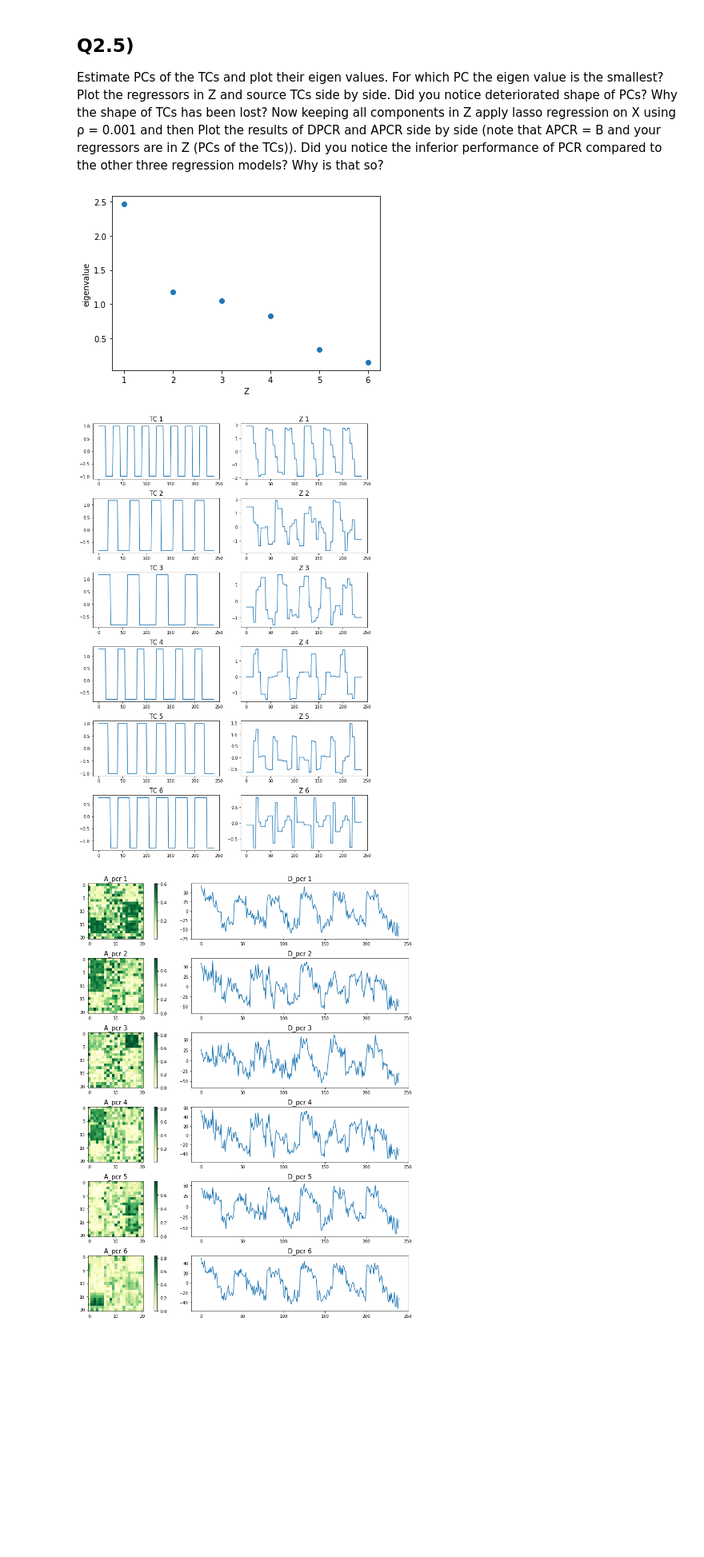
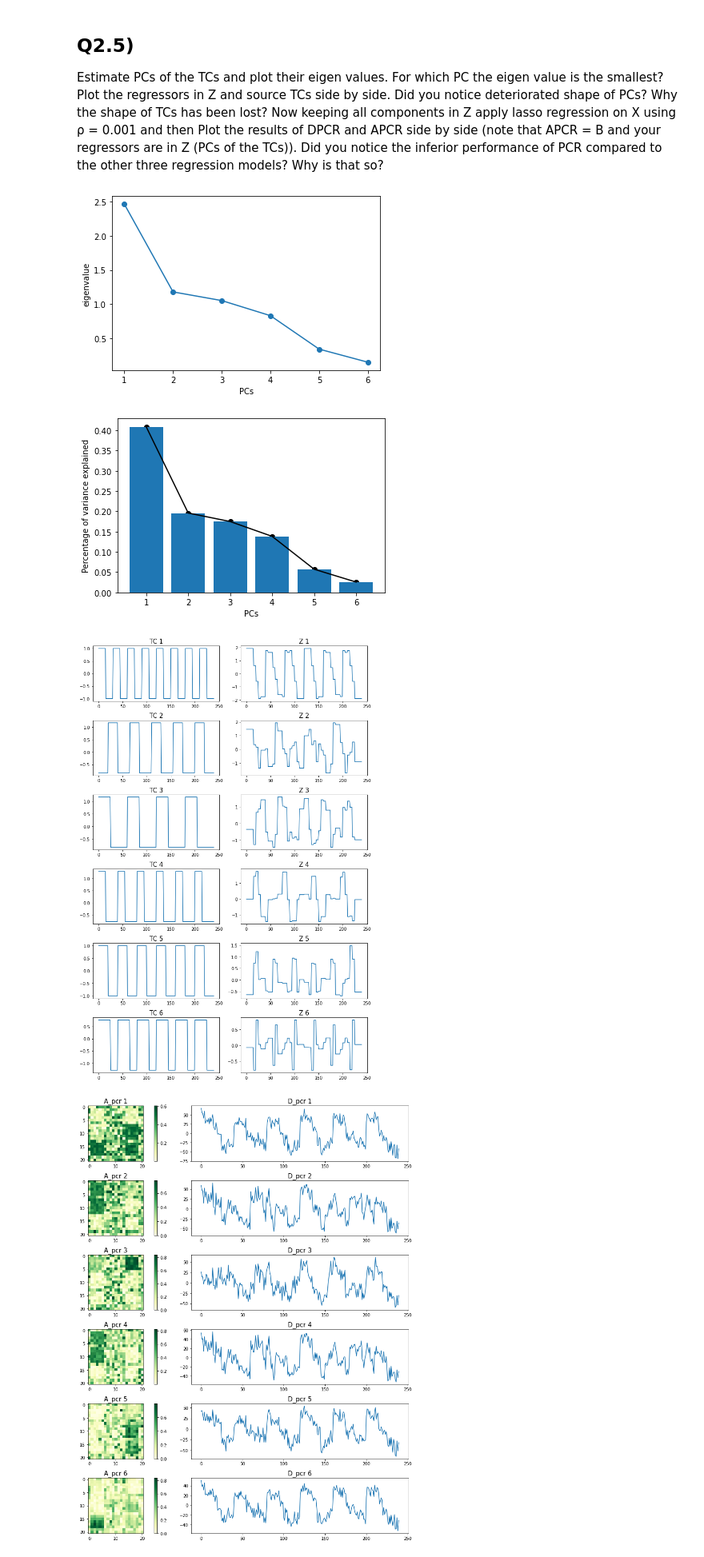
Before and after one commit to tzhern/MAST30034-Assignment-1, a Jupyter notebook: assignment1.ipynb, the cells around one changed output. Shown at 80% size. Cells and saved outputs as stored; diff of their text form; code cells hidden in the pictures; blank space fills up the shorter version.

Commit message:
add more plots

```diff
--- a/assignment1.ipynb
+++ b/assignment1.ipynb
@@ -538,36 +538,49 @@ Estimate PCs of the TCs and plot their eigen values. For which PC the eigen valu
 # %%
 pca = PCA(n_components=6, svd_solver='full')
 Z = pca.fit_transform(D)
 
 eig_values = pca.explained_variance_
-plt.scatter(x=[1, 2, 3, 4, 5, 6], y=eig_values)
-plt.xlabel('Z')
+x = [1, 2, 3, 4, 5, 6]
+y = eig_values
+plt.scatter(x, y)
+plt.plot(x, y)
+plt.xlabel('PCs')
 plt.ylabel('eigenvalue')
 plt.savefig('plots/q2.5a.png')
+plt.show()
+
+y = pca.explained_variance_ratio_
+plt.bar(x,y)
+plt.scatter(x, y, c='black')
+plt.plot(x, y, c='black')
+plt.ylabel('Percentage of variance explained')
+plt.xlabel('PCs')
+plt.savefig('plots/q2.5b.png')
 plt.show()
 
 # Plot side by side in form of 4 columns estimates of D and A for both RR and LR
 fig = plt.figure(figsize=(10, 15))
 j = 0
 for i in range(6):
     # plot TC i
     j+=1
     ax = fig.add_subplot(6, 2, j)
     ax.set_title("TC " + str(i+1), fontsize=15)
     plt.plot(D[:,i])
 
     # plot Z i
     j+=1
     ax = fig.add_subplot(6, 2, j)
     ax.set_title("Z " + str(i+1), fontsize=15)
     plt.plot(Z[:,i])
 
 plt.tight_layout()
-plt.savefig('plots/q2.5b.png')
+plt.savefig('plots/q2.5c.png')
 plt.show()
 # %% [output]
-[figure, old version]
+[figure, new version]
-[figure, old version]
+[figure, new version]
+[figure, added]
 # %%
 rho = 0.001
 A_pcr, D_pcr = estimate_lr_params(TC=Z, rho=rho, X=X)
```
Also changed, not shown: parts of 2 cells of this notebook, 6 other files.
